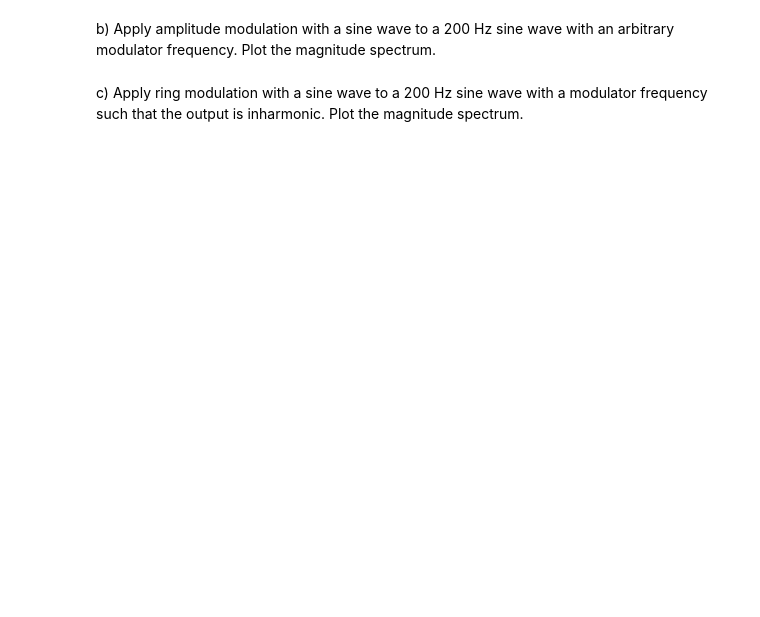
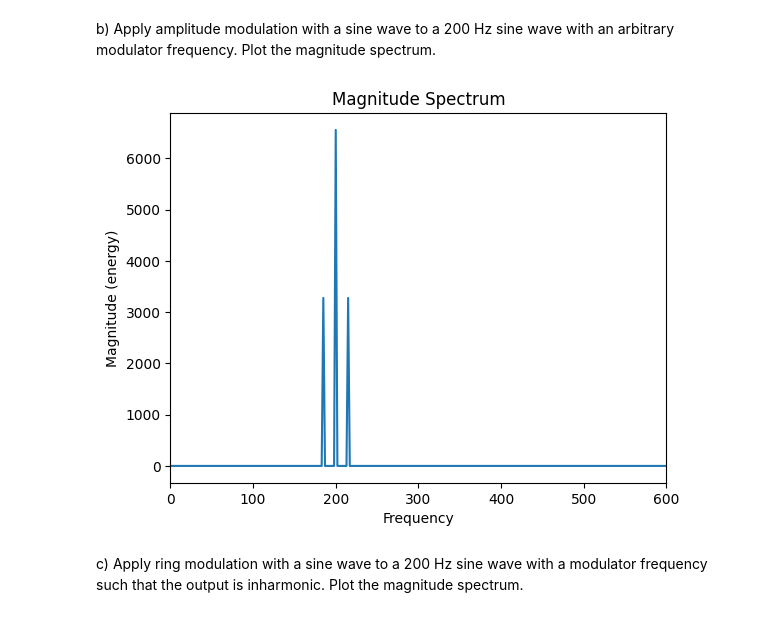
Before and after one commit to lgomez47/AudioTechII, a Jupyter notebook: Activities/Activity3_synthesis.ipynb, the cells around one changed output. Cells and saved outputs as stored; diff of their text form; code cells hidden in the pictures; blank space fills up the shorter version.

```diff
--- a/Activities/Activity3_synthesis.ipynb
+++ b/Activities/Activity3_synthesis.ipynb
@@ -57,6 +143,37 @@ You need sampling rate to determine the proper relationship to length of the arr
 Note:
 * modulator wave_shape --> should be sinusoid, square, sawtooth, or triangle (you may use `scipy.signal` library to make it easier - see: https://docs.scipy.org/doc/scipy/reference/signal.html and scroll to "Waveforms")
 * time --> the time or length of the carrier signal (modulator should exactly match)
+# %%
+import numpy as np
+from IPython.display import Audio
+from scipy.io.wavfile import read, write
+import matplotlib.pyplot as plt
+from scipy import signal
+
+def amp_mod(carrier, fs=44100, freq_mod=0, wave_shape=None, boolean="False"):
+    t = np.arange(len(carrier)) / fs
+
+    if freq_mod < 0:
+        print('Frequency of modulator must be greater than 0.')
+        return None
+    if wave_shape is None or wave_shape not in "sine, square, tri, saw":
+        print('Please pick a wave shape between "sine", "square", "tri" or "saw".')
+        return None
+
+    if wave_shape == "sine":
+        mod = np.sin(2*np.pi * freq_mod * t)
+    elif wave_shape == "square":
+        mod = signal.square(2*np.pi * freq_mod * t)
+    elif wave_shape == "tri":
+        mod = signal.sawtooth(2*np.pi * freq_mod * t, 0.5)
+    elif wave_shape == "saw":
+        mod = signal.sawtooth(2*np.pi * freq_mod * t)
+
+    if boolean == False:
+        mod = (mod + 1) / 2
+
+    output = carrier * mod
+    return(output)
 # %% [markdown]
 2. Apply your function to the following scenarios.
 
@@ -64,4 +187,15 @@ a) Apply ring modulation with a square wave with a mod frequency of 50 Hz to a l
 # %% [markdown]
 b) Apply amplitude modulation with a sine wave to a 200 Hz sine wave with an arbitrary modulator frequency. Plot the magnitude spectrum.
+# %%
+(fs,x) = read("../audio/sine-200.wav")
+ampSin = amp_mod(x, fs, freq_mod=15, wave_shape='sine', boolean=False)
+Audio(ampSin, rate = fs)
+
+plt.magnitude_spectrum(ampSin, fs)
+plt.title("Magnitude Spectrum")
+plt.xlim([0,600])
+plt.show()
+# %% [output]
+[figure, added]
 # %% [markdown]
 c) Apply ring modulation with a sine wave to a 200 Hz sine wave with a modulator frequency such that the output is inharmonic. Plot the magnitude spectrum.
```
Also changed, not shown: parts of 8 cells of this notebook.
